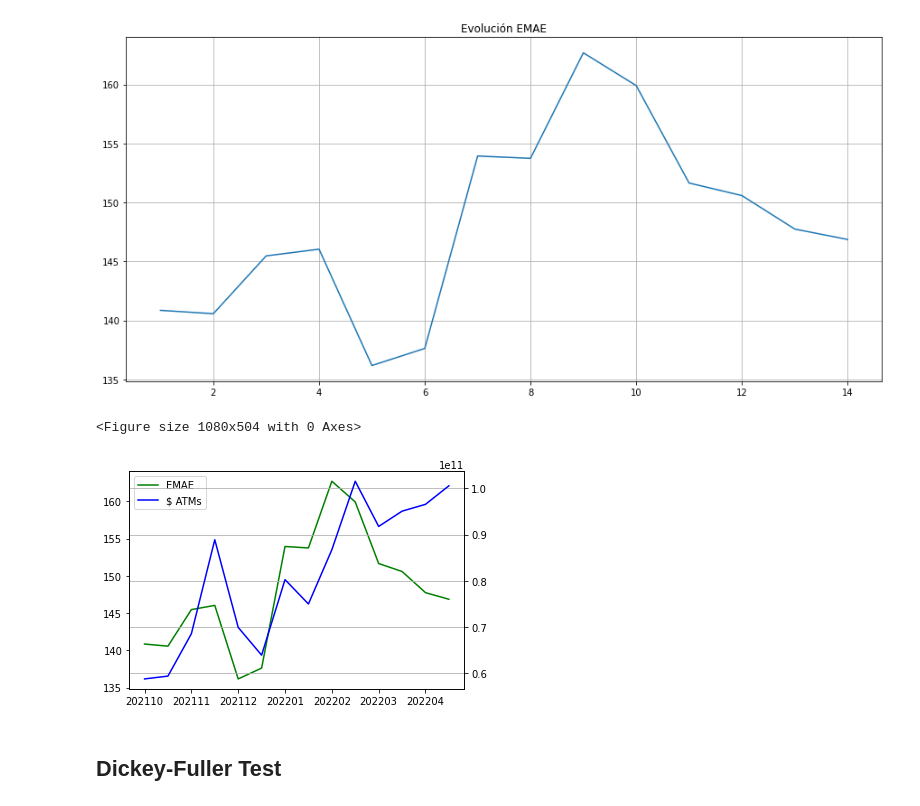
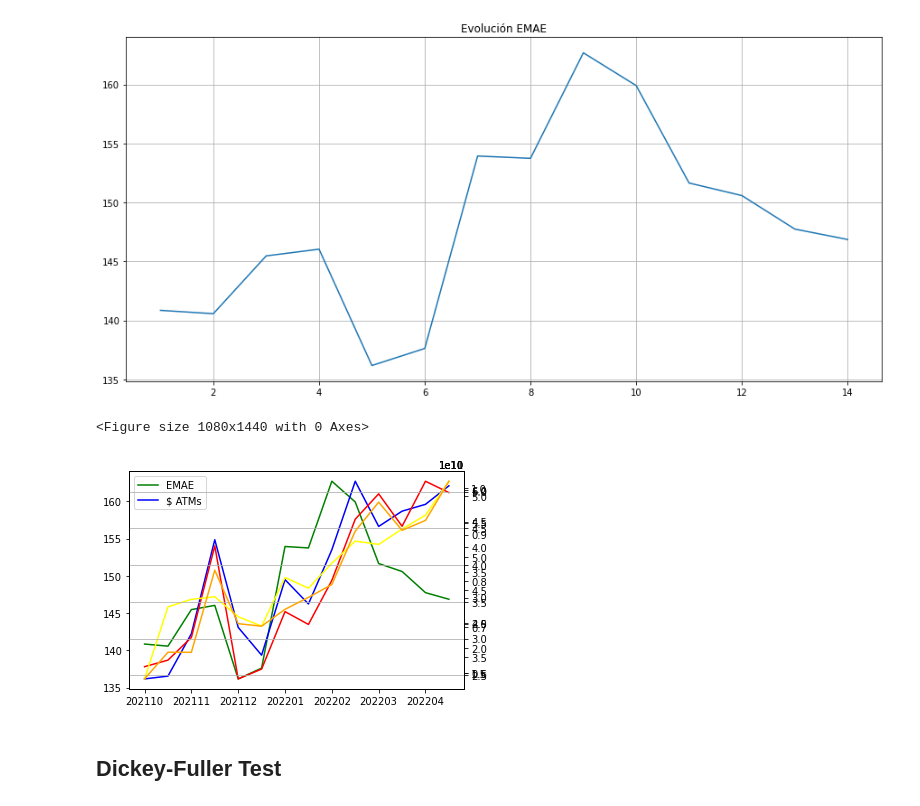
Before and after one commit to nickymind/DOE-Econometria, a Jupyter notebook: Nowcasting_PIB.ipynb, the cells around one changed output. Drawn from its saved outputs; the diff is of its cells as text; code cells hidden in the pictures.

```diff
--- a/Nowcasting_PIB.ipynb
+++ b/Nowcasting_PIB.ipynb
@@ -122,19 +124,25 @@ plt.show()
 # %% [output]
 [figure]
 # %%
-plt.figure(figsize=(15, 7))
+plt.figure(figsize=(15, 20))
 fig, ax1 = plt.subplots()
 ax2 = ax1.twinx()
+ax3 =ax1.twinx()
+ax4 =ax1.twinx()
+ax5 =ax1.twinx()
 ax1.plot(trx_emae.Indice, label='EMAE', color='green')
 ax2.plot(trx_emae.S_ATM, label='$ ATMs', color='blue')
+ax3.plot(trx_emae.S_CAJA, label='$ CAJA', color='red')
+ax4.plot(trx_emae.S_TC, label='$ TC', color='yellow')
+ax5.plot(trx_emae.S_TD, label='$ TD', color='orange')
 plt.grid(True)
 lines = ax1.get_lines() + ax2.get_lines()
 ax1.set_xticklabels(trx_emae.Periodo)
 ax1.legend(lines, [line.get_label() for line in lines], loc='upper left')
 plt.show()
 # %% [output]
-<Figure size 1080x504 with 0 Axes>
+<Figure size 1080x1440 with 0 Axes>
-[figure, old version]
+[figure, new version]
 # %% [markdown]
 ##  Dickey-Fuller Test
 # %% [markdown]
```
Also changed, not shown: parts of 29 cells of this notebook.
